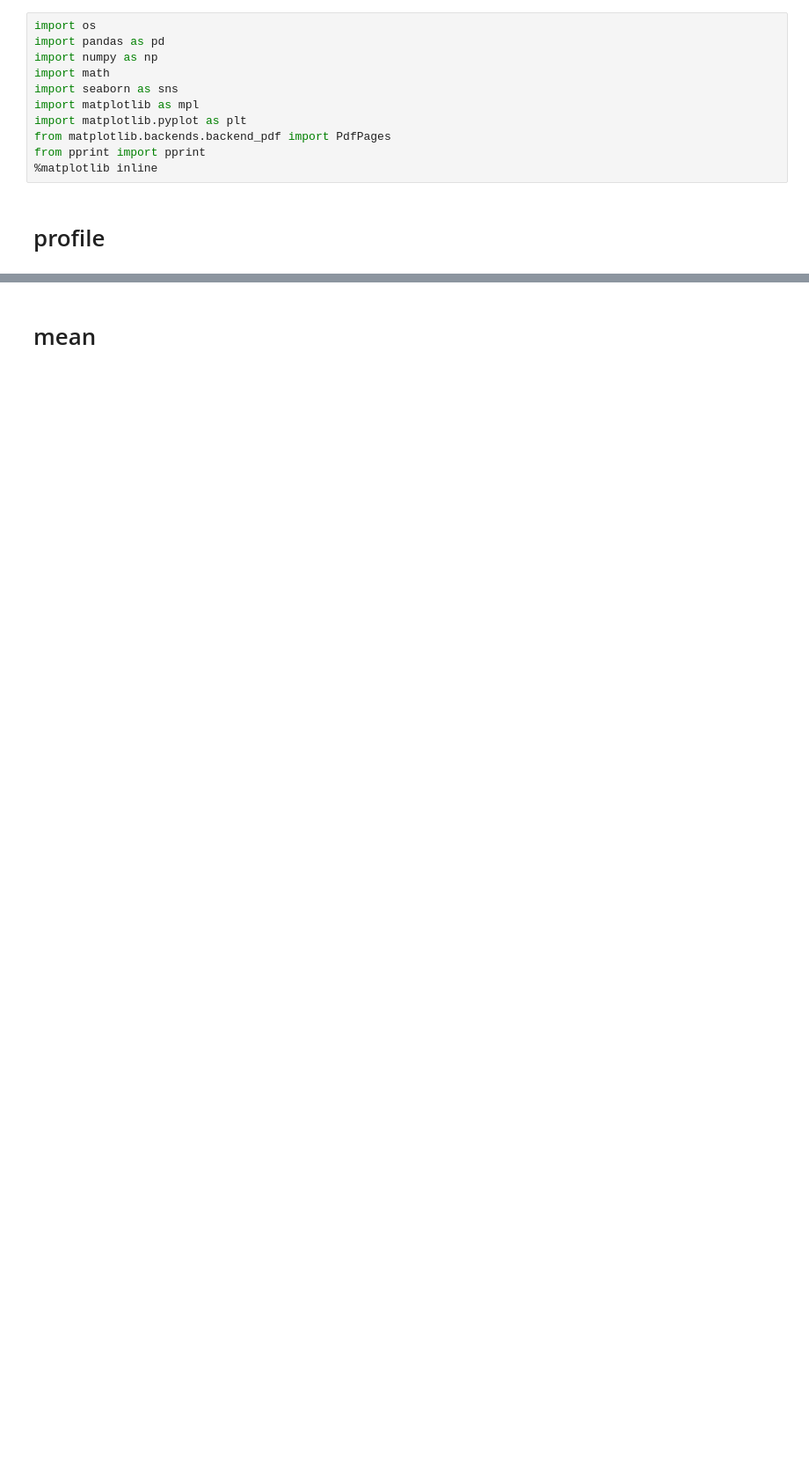
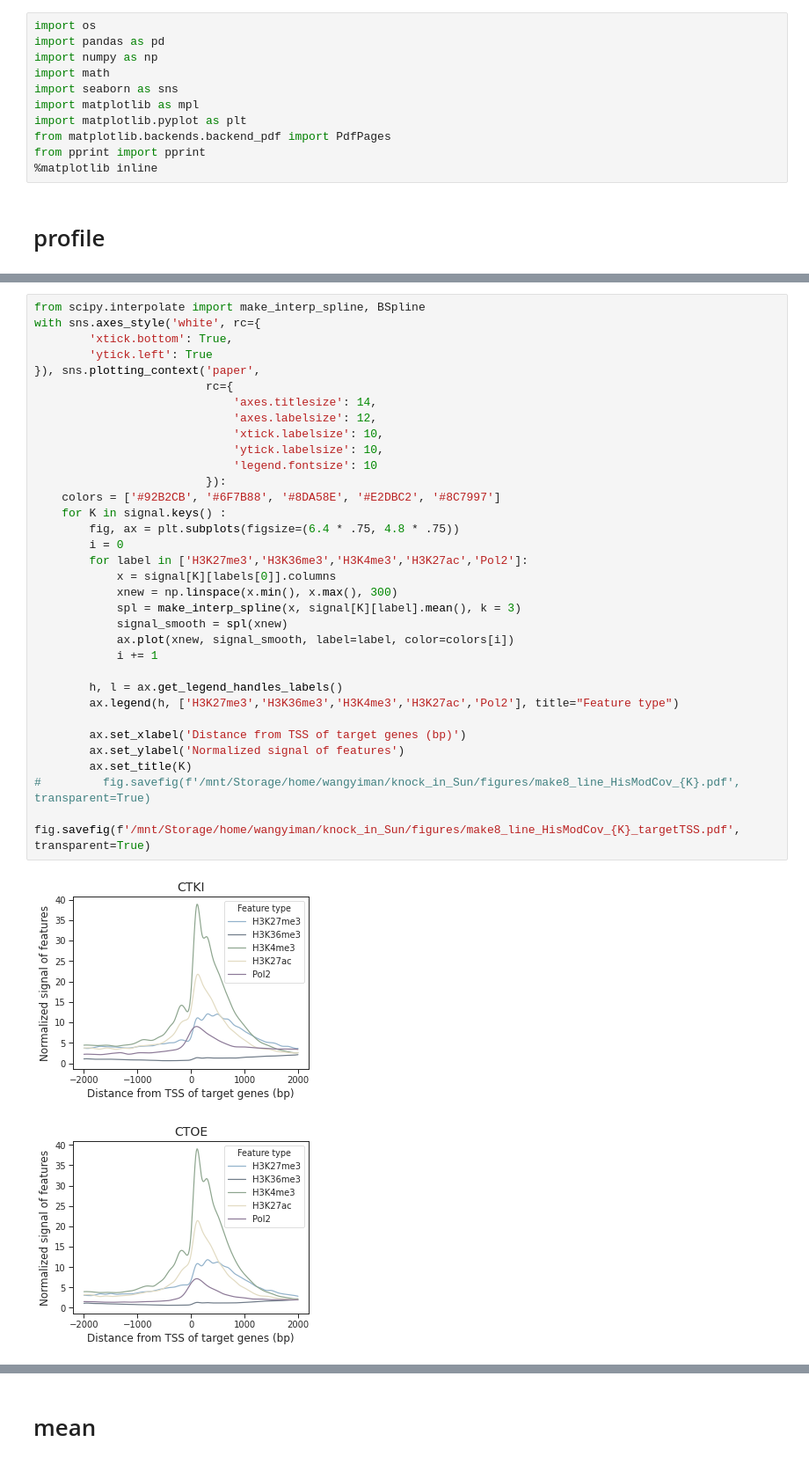
Before and after one commit to Reemann/Bioinformatics_analysis, a Jupyter notebook: utilities/bigWig_scan.ipynb, the cells around one changed output, grey strips where cells are left out. Shown: that part at 88% size. Saved outputs shown, nothing was run; the diff lists cells and outputs as text; blank space fills up the shorter version.

```diff
--- a/utilities/bigWig_scan.ipynb
+++ b/utilities/bigWig_scan.ipynb
@@ -13,0 +73,36 @@ from pprint import pprint
+# %%
+from scipy.interpolate import make_interp_spline, BSpline
+with sns.axes_style('white', rc={
+        'xtick.bottom': True,
+        'ytick.left': True
+}), sns.plotting_context('paper',
+                         rc={
+                             'axes.titlesize': 14,
+                             'axes.labelsize': 12,
+                             'xtick.labelsize': 10,
+                             'ytick.labelsize': 10,
+                             'legend.fontsize': 10
+                         }):
+    colors = ['#92B2CB', '#6F7B88', '#8DA58E', '#E2DBC2', '#8C7997']
+    for K in signal.keys() :
+        fig, ax = plt.subplots(figsize=(6.4 * .75, 4.8 * .75))
+        i = 0
+        for label in ['H3K27me3','H3K36me3','H3K4me3','H3K27ac','Pol2']:
+            x = signal[K][labels[0]].columns
+            xnew = np.linspace(x.min(), x.max(), 300)
+            spl = make_interp_spline(x, signal[K][label].mean(), k = 3)
+            signal_smooth = spl(xnew)
+            ax.plot(xnew, signal_smooth, label=label, color=colors[i])
+            i += 1
+
+        h, l = ax.get_legend_handles_labels()
+        ax.legend(h, ['H3K27me3','H3K36me3','H3K4me3','H3K27ac','Pol2'], title="Feature type")
+
+        ax.set_xlabel('Distance from TSS of target genes (bp)')
+        ax.set_ylabel('Normalized signal of features')
+        ax.set_title(K)
+#         fig.savefig(f'/mnt/Storage/home/wangyiman/knock_in_Sun/figures/make8_line_HisModCov_{K}.pdf', transparent=True)
+        fig.savefig(f'/mnt/Storage/home/wangyiman/knock_in_Sun/figures/make8_line_HisModCov_{K}_targetTSS.pdf', transparent=True)
+# %% [output]
+[figure, added]
+[figure, added]
```
Also changed, not shown: parts of 4 cells of this notebook, 2 other files.
